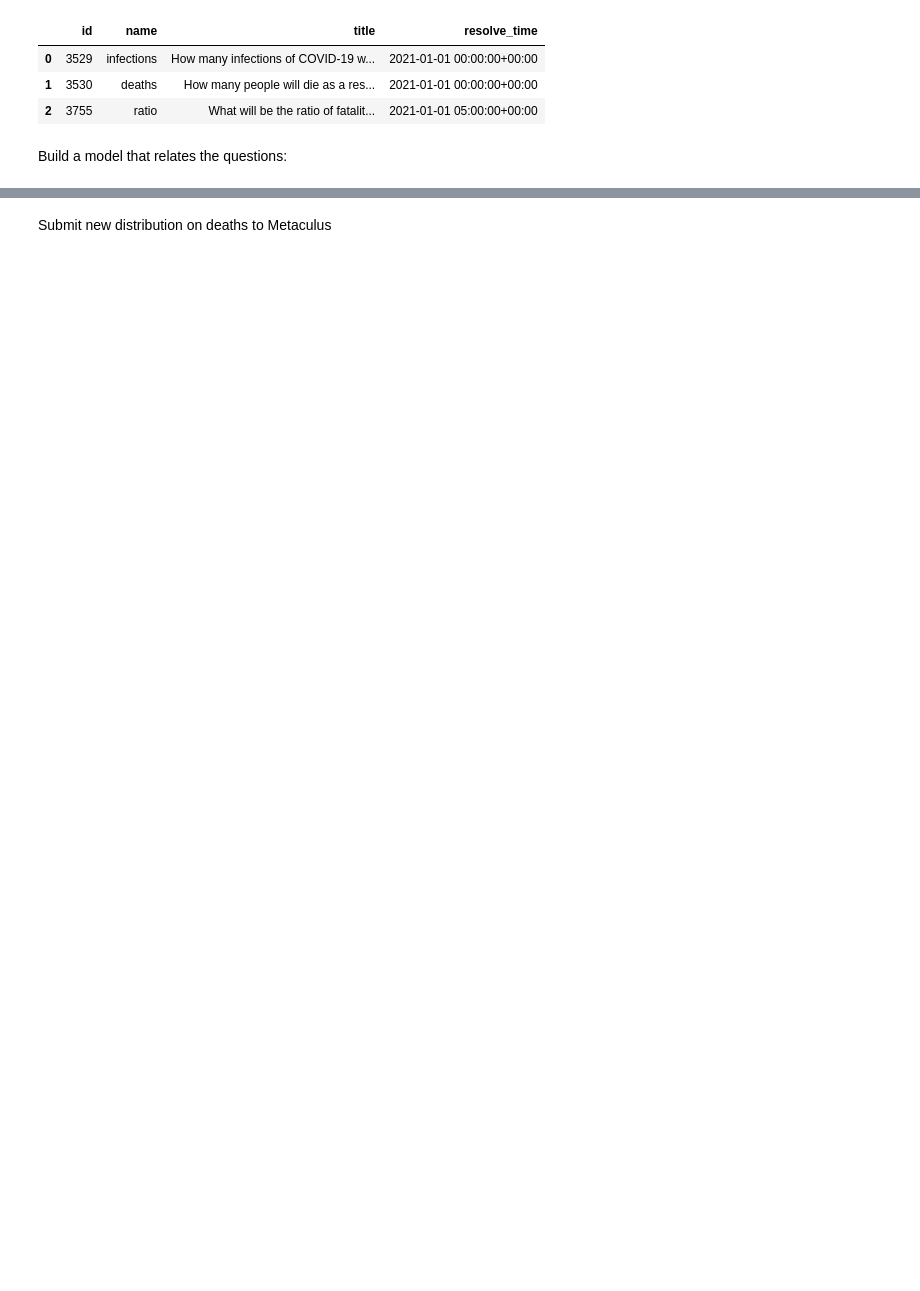
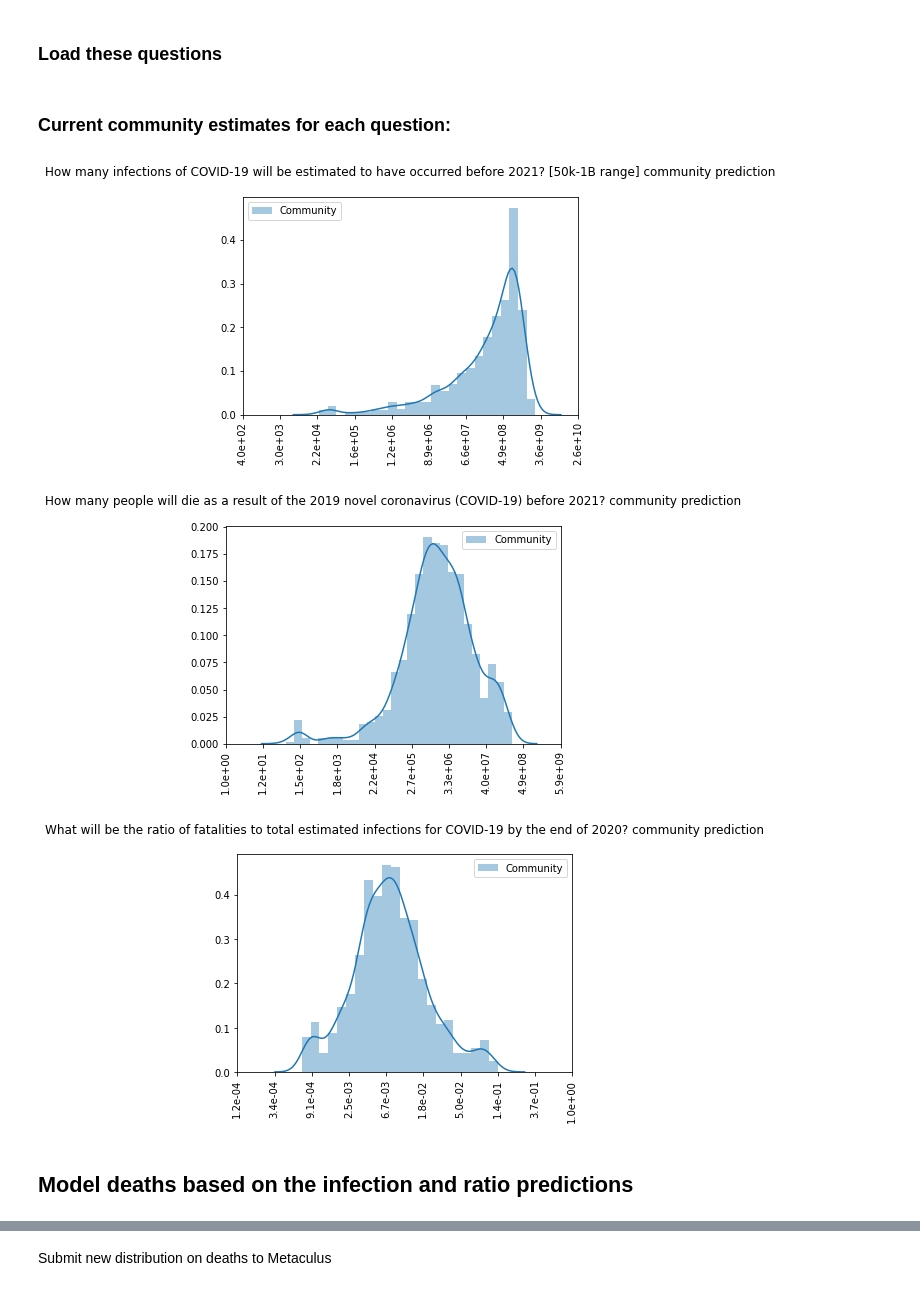
Before and after one commit to oughtinc/ergo, a Jupyter notebook: notebooks/community-distributions.ipynb, the cells around one changed output, grey strips where cells are left out. Drawn from its saved outputs; the diff is of its cells as text; code cells hidden in the pictures; blank space fills up the shorter version.

Commit message:
Add current version of community-distributions notebook, deprioritize some notebooks in the README

```diff
--- a/notebooks/community-distributions.ipynb
+++ b/notebooks/community-distributions.ipynb
@@ -11,2 +16,2 @@ Log into Metaculus:
 # %%
-metaculus = ergo.Metaculus(username="ought", password="")
+metaculus = ergo.Metaculus(username="oughtpublic", password="123456")
@@ -15,13 +23,18 @@ Retrieve the questions we want to model, using IDs from URLs:
+# %% [markdown]
+### Load these questions
 # %%
 q_infections = metaculus.get_question(3529, name="infections")
 q_deaths = metaculus.get_question(3530, name="deaths")
 q_ratio = metaculus.get_question(3755, name="ratio")
 
-ergo.MetaculusQuestion.to_dataframe([q_infections, q_deaths, q_ratio])
+questions = [q_infections, q_deaths, q_ratio]
-# %% [output]
-|  | id | name | title | resolve_time |
-| 0 | 3529 | infections | How many infections of COVID-19 w... | 2021-01-01 00:00:00+00:00 |
-| 1 | 3530 | deaths | How many people will die as a res... | 2021-01-01 00:00:00+00:00 |
-| 2 | 3755 | ratio | What will be the ratio of fatalit... | 2021-01-01 05:00:00+00:00 |
-# %% [markdown]
-Build a model that relates the questions:
+# %% [markdown]
+### Current community estimates for each question:
+# %%
+[question.show_community_prediction() for question in questions];
+# %% [output]
+[figure, added]
+[figure, added]
+[figure, added]
+# %% [markdown]
+## Model deaths based on the infection and ratio predictions
```
Also changed, not shown: parts of 23 cells of this notebook, 2 other files.
